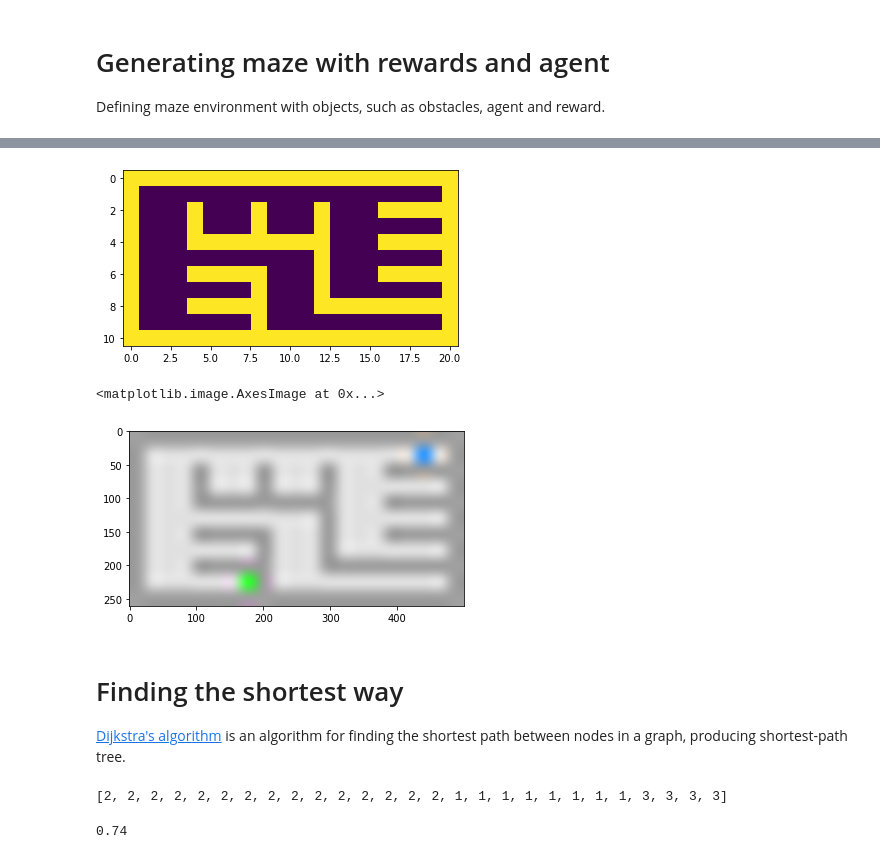
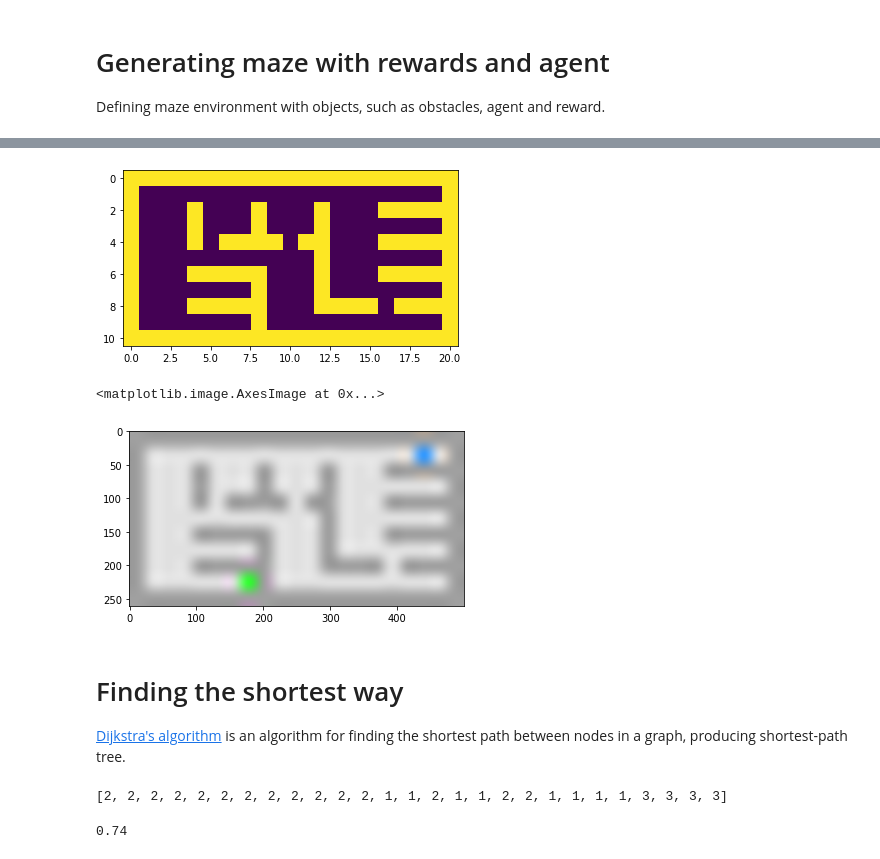
Before and after one commit to wsojka00/graph_navig, a Jupyter notebook: simulations/experiment.ipynb, the cells around one changed output, grey strips where cells are left out. Saved outputs shown, nothing was run; the diff lists cells and outputs as text; code cells hidden in the pictures.

```diff
--- a/mazelab/experiment.ipynb
+++ b/simulations/experiment.ipynb
@@ -61,12 +61,12 @@ array([[1, 1, 1, 1, 1, 1, 1, 1, 1, 1, 1, 1, 1, 1, 1, 1, 1, 1, 1, 1, 1],
 # %%
 start_idx = [[1,18]]
 goal_idx = [[9, 7]]
 
 plt.imshow(maze)
 
-env_id = 'MazeRoom-v3'
+env_id = 'MazeRoom-v4'
 # %% [output]
-[figure, old version]
+[figure, new version]
 # %%
 # Four room task
 #x = np.array([np.ones(19),
@@ -186,7 +185,7 @@ img = env.render('rgb_array')
 plt.imshow(img)
 # %% [output]
 <matplotlib.image.AxesImage at 0x...>
-[figure, old version]
+[figure, new version]
 # %% [markdown]
 # Finding the shortest way
 
@@ -206,7 +205,7 @@ print(actions)
 env = gym.wrappers.RecordVideo(env, './')
 rewards = 0.0
 # %% [output]
-[2, 2, 2, 2, 2, 2, 2, 2, 2, 2, 2, 2, 2, 2, 2, 1, 1, 1, 1, 1, 1, 1, 1, 3, 3, 3, 3]
+[2, 2, 2, 2, 2, 2, 2, 2, 2, 2, 2, 2, 1, 1, 2, 1, 1, 2, 2, 1, 1, 1, 1, 3, 3, 3, 3]
 # %%
 env.reset()
 for action in actions:
```
Also changed, not shown: parts of 3 cells of this notebook, 11 other files.
